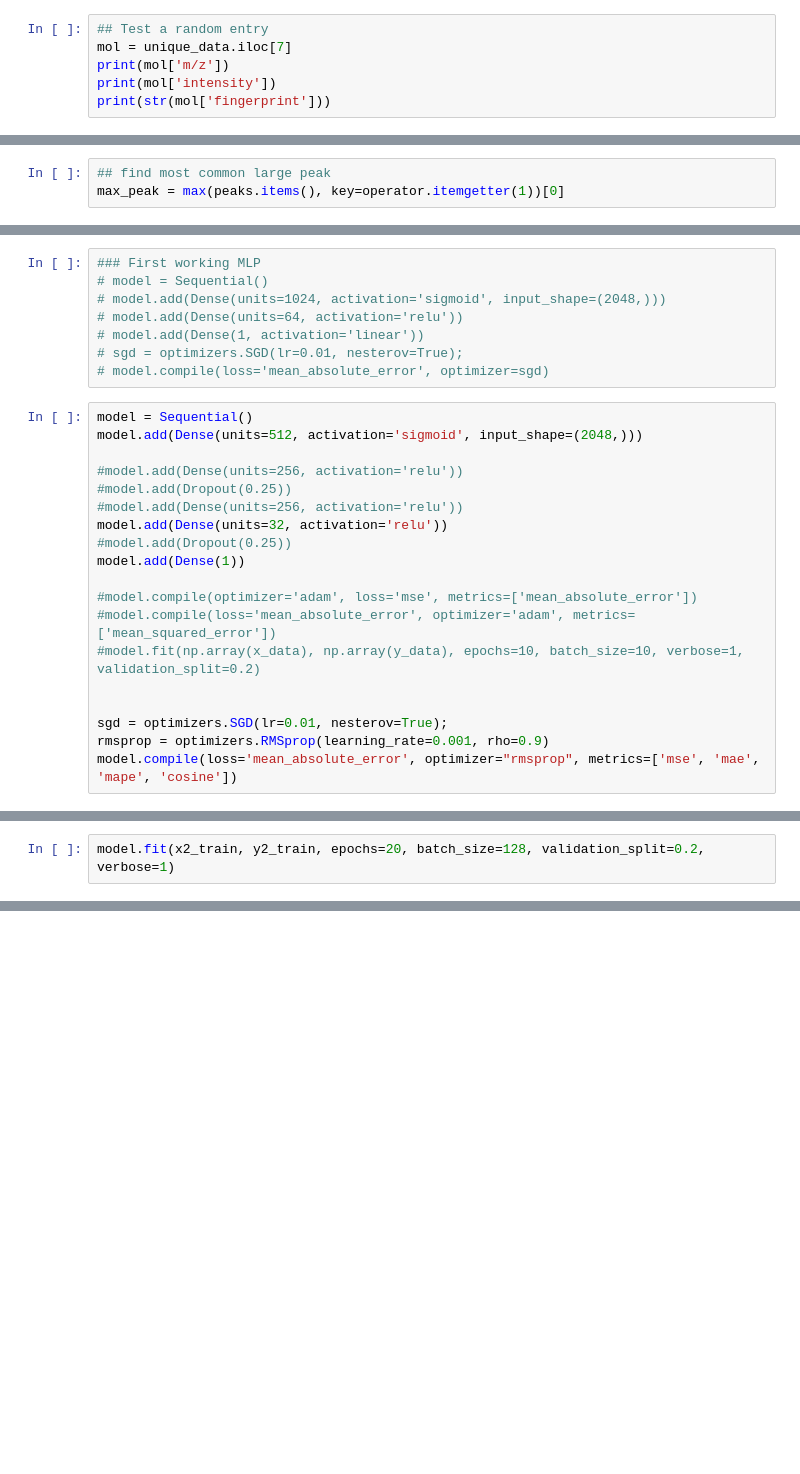
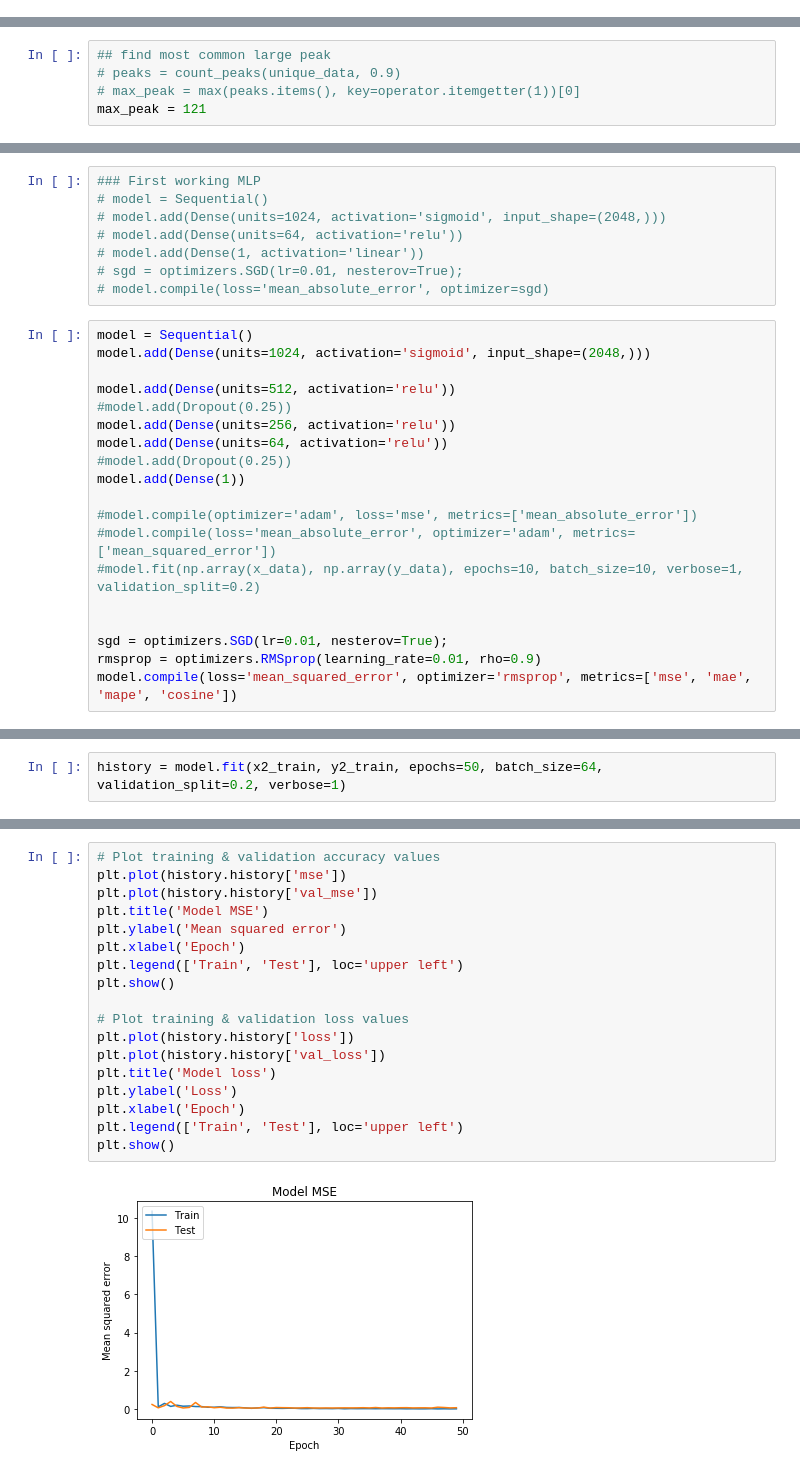
Before and after one commit to cam3914/L4Project, a Jupyter notebook: src/Test Notebook.ipynb, the cells around one changed output, grey strips where cells are left out. Saved outputs shown, nothing was run; the diff lists cells and outputs as text; blank space fills up the shorter version.

Commit message:
Updated tests, requirements fix and CI fix

```diff
--- a/src/Test Notebook.ipynb
+++ b/src/Test Notebook.ipynb
@@ -64,6 +38,0 @@ unable to generate fp for entry 7214
-# %%
-## Test a random entry
-mol = unique_data.iloc[7]
-print(mol['m/z'])
-print(mol['intensity'])
-print(str(mol['fingerprint']))
@@ -130,6 +158,8 @@ peaks = count_peaks(unique_data, 0.9)
 # %%
 ## find most common large peak
-max_peak = max(peaks.items(), key=operator.itemgetter(1))[0]
+# peaks = count_peaks(unique_data, 0.9)
+# max_peak = max(peaks.items(), key=operator.itemgetter(1))[0]
+max_peak = 121
 # %%
 ##### predict only bin 121
 x_data = []
@@ -185,12 +216,12 @@ len(x2_data)
 # model.compile(loss='mean_absolute_error', optimizer=sgd)
 # %%
 model = Sequential()
-model.add(Dense(units=512, activation='sigmoid', input_shape=(2048,)))
+model.add(Dense(units=1024, activation='sigmoid', input_shape=(2048,)))
 
-#model.add(Dense(units=256, activation='relu'))
+model.add(Dense(units=512, activation='relu'))
 #model.add(Dropout(0.25))
-#model.add(Dense(units=256, activation='relu'))
-model.add(Dense(units=32, activation='relu'))
+model.add(Dense(units=256, activation='relu'))
+model.add(Dense(units=64, activation='relu'))
 #model.add(Dropout(0.25))
 model.add(Dense(1))
 
@@ -200,5 +231,5 @@ model.add(Dense(1))
 
 
 sgd = optimizers.SGD(lr=0.01, nesterov=True);
-rmsprop = optimizers.RMSprop(learning_rate=0.001, rho=0.9)
-model.compile(loss='mean_absolute_error', optimizer="rmsprop", metrics=['mse', 'mae', 'mape', 'cosine'])
+rmsprop = optimizers.RMSprop(learning_rate=0.01, rho=0.9)
+model.compile(loss='mean_squared_error', optimizer='rmsprop', metrics=['mse', 'mae', 'mape', 'cosine'])
@@ -205,4 +254,4 @@ model.compile(loss='mean_absolute_error', optimizer="rmsprop", metrics=['mse', '
 # %%
-model.fit(x2_train, y2_train, epochs=20, batch_size=128, validation_split=0.2, verbose=1)
+history = model.fit(x2_train, y2_train, epochs=50, batch_size=64, validation_split=0.2, verbose=1)
 # %% [output]
 Train on 540 samples, validate on 135 samples
@@ -238 +286,21 @@ mape 132.38230895996094
 cosine 1.0
+# %%
+# Plot training & validation accuracy values
+plt.plot(history.history['mse'])
+plt.plot(history.history['val_mse'])
+plt.title('Model MSE')
+plt.ylabel('Mean squared error')
+plt.xlabel('Epoch')
+plt.legend(['Train', 'Test'], loc='upper left')
+plt.show()
+
+# Plot training & validation loss values
+plt.plot(history.history['loss'])
+plt.plot(history.history['val_loss'])
+plt.title('Model loss')
+plt.ylabel('Loss')
+plt.xlabel('Epoch')
+plt.legend(['Train', 'Test'], loc='upper left')
+plt.show()
+# %% [output]
+[figure, added]
```
Also changed, not shown: parts of 13 cells of this notebook, 6 other files.
